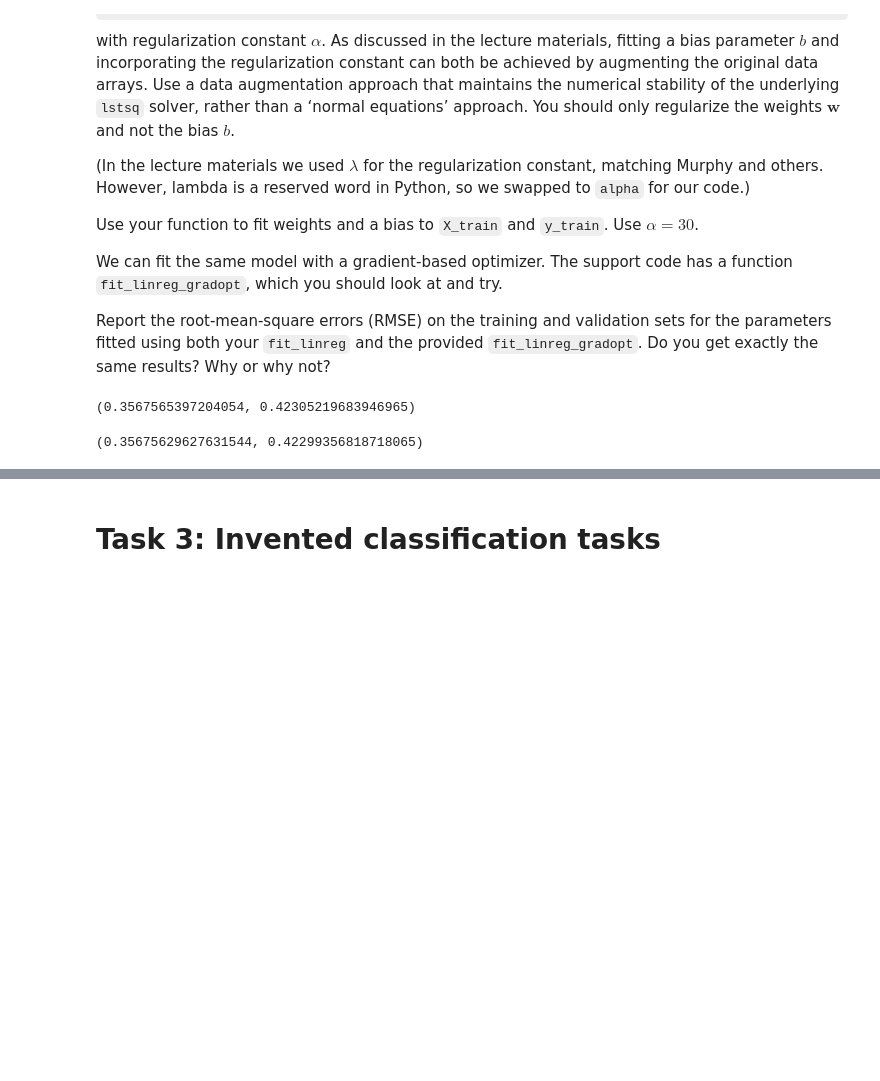
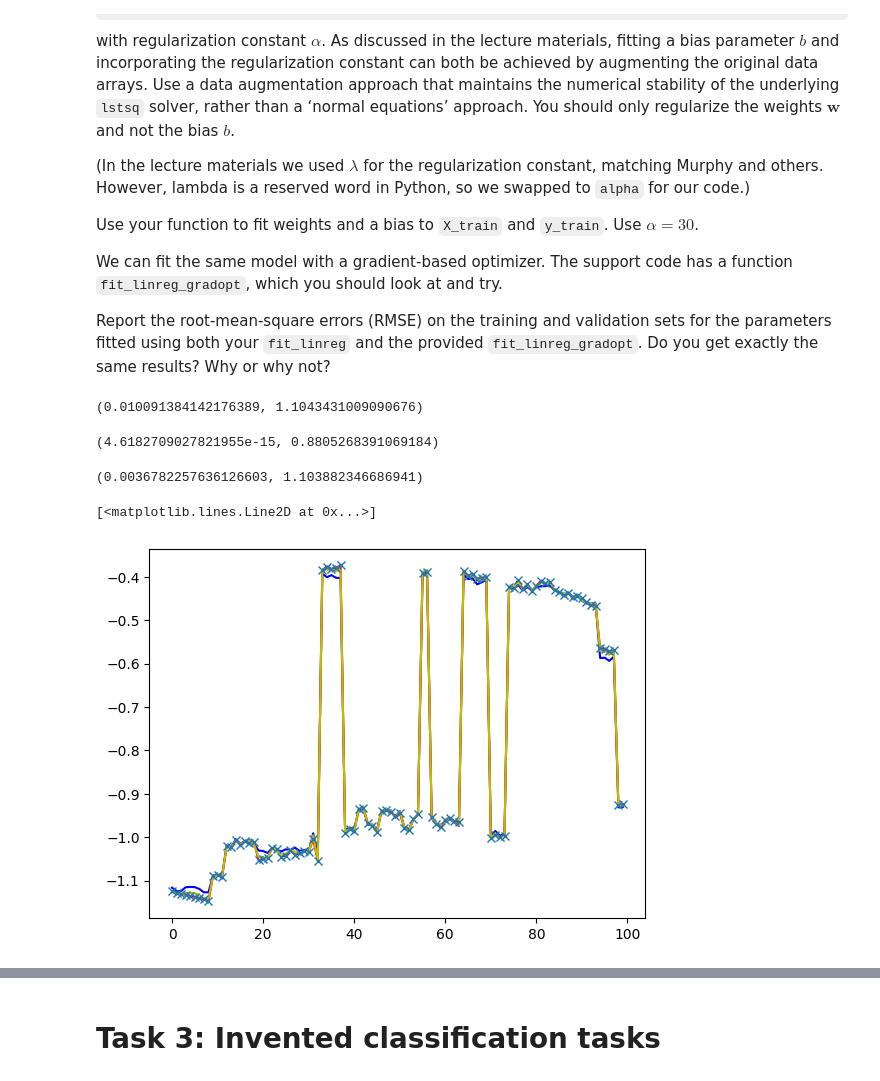
Before and after one commit to xiangyueerli/Predicting-CT-Slice-Locations, a Jupyter notebook: assignment2.ipynb, the cells around one changed output, grey strips where cells are left out. Saved outputs shown, nothing was run; the diff lists cells and outputs as text; code cells hidden in the pictures; some formulas as TeX source; blank space fills up the shorter version.

Commit message:
feat(add some graph comparison)

```diff
--- a/assignment2.ipynb
+++ b/assignment2.ipynb
@@ -96,27 +107,49 @@ def fit_linreg(X, yy, alpha):
 def rmse(y_true, y_pred):
     return np.sqrt(np.mean((y_true - y_pred) ** 2))
+# %%
+num = 100
+
+X_train, y_train, X_val, y_val = X_train[:num, :], y_train[:num], X_val[:num, :], y_val[:num]
 # %%
-# use lstsq
-w, b = fit_linreg(X_train, y_train, alpha=30)
+# l2
+w_l2, b_l2 = fit_linreg(X_train, y_train, alpha=30)
 
-pred_train = X_train @ w + b
-pred_val = X_val @ w + b
+y_pred_train_l2 = X_train @ w_l2 + b_l2
+y_pred_val_l2 = X_val @ w_l2 + b_l2
 
-rmse_train_lst = rmse(y_train, pred_train)
-rmse_val_lst = rmse(y_val, pred_val)
-rmse_train_lst, rmse_val_lst
+rmse(y_train, y_pred_train_l2), rmse(y_val, y_pred_val_l2)
 # %% [output]
-(0.3567565397204054, 0.42305219683946965)
+(0.010091384142176389, 1.1043431009090676)
+# %%
+# no penality
+w_n, b_n = fit_linreg_no_penality(X_train, y_train)
+
+y_pred_train_n = X_train @ w_n + b_n
+y_pred_val_n = X_val @ w_n + b_n
+
+rmse(y_train, y_pred_train_n), rmse(y_val, y_pred_val_n)
+# %% [output]
+(4.6182709027821955e-15, 0.8805268391069184)
 # %%
-# use grad
+# use gd
 from support_code import *
-ww, bb = fit_linreg_gradopt(X_train, y_train, alpha=30)
+w_gd, b_gd = fit_linreg_gradopt(X_train, y_train, alpha=5.6)
 
-pred_train = X_train @ ww + b
-pred_val = X_val @ ww + b
+y_pred_train_gd = X_train @ w_gd + b_gd
+y_pred_val_gd = X_val @ w_gd + b_gd
 
-rmse_train_gd = rmse(y_train, pred_train)
-rmse_val_gd = rmse(y_val, pred_val)
-rmse_train_gd, rmse_val_gd
+rmse(y_train, y_pred_train_gd), rmse(y_val, y_pred_val_gd)
 # %% [output]
-(0.35675629627631544, 0.42299356818718065)
+(0.0036782257636126603, 1.103882346686941)
+# %%
+# training curves: comparison between y and y_pred
+import matplotlib.pyplot as plt
+
+plt.plot(y_pred_train_l2[:num], 'b')
+plt.plot(y_pred_train_n[:num], 'r')
+plt.plot(y_pred_train_gd[:num], 'y')
+
+plt.plot(y_train[:num], 'x')
+# %% [output]
+[<matplotlib.lines.Line2D at 0x...>]
+[figure, added]
```
Also changed, not shown: parts of 2 cells of this notebook.
